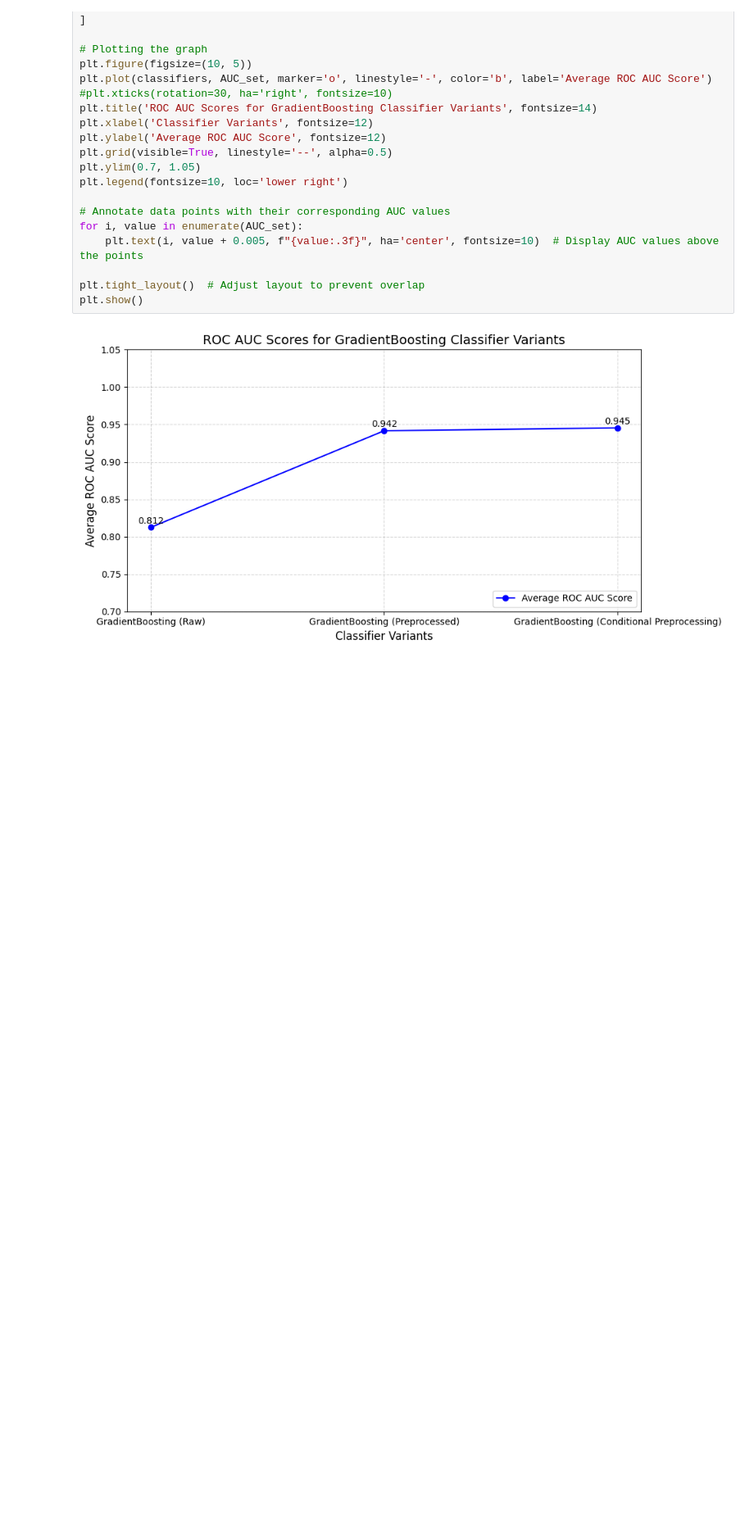
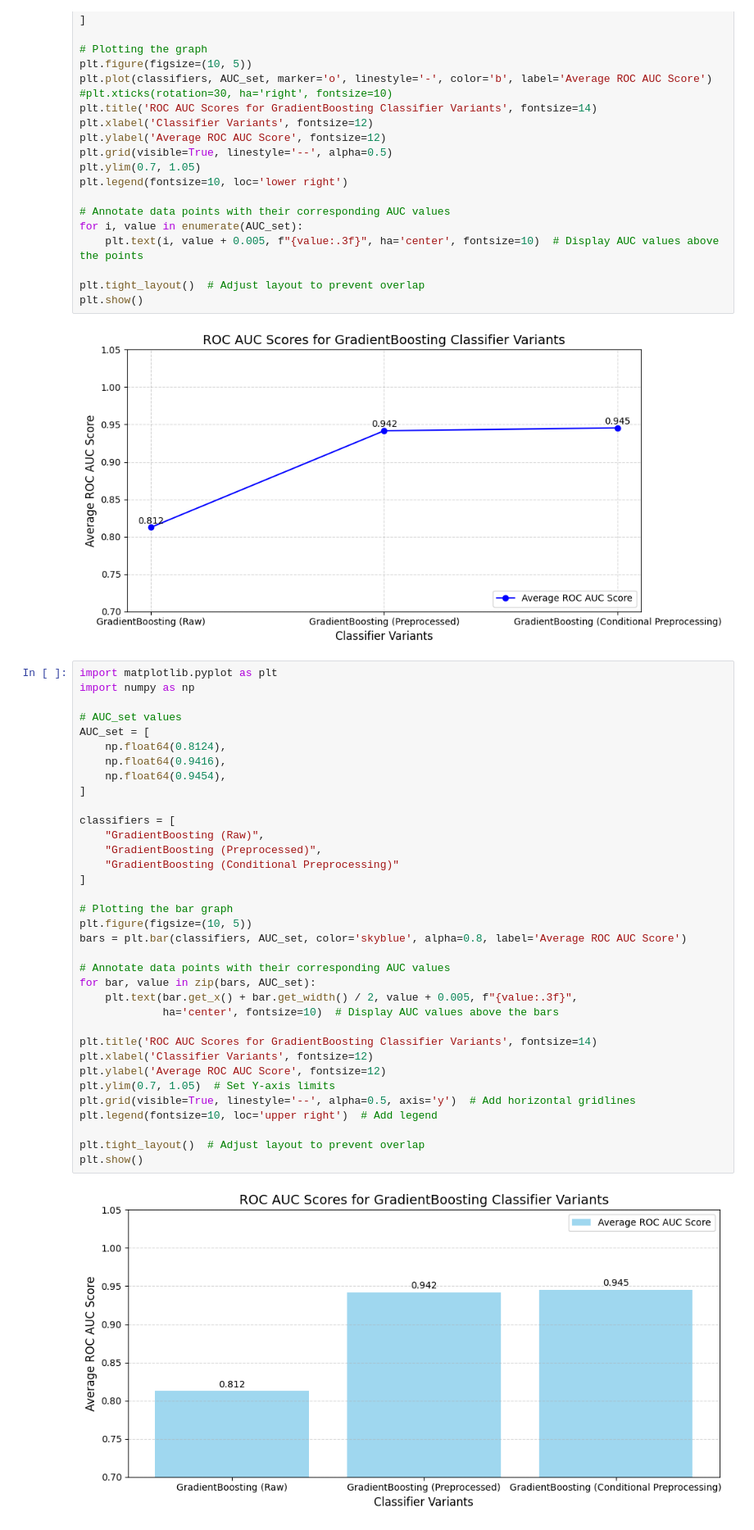
Before and after one commit to limys0713/DataScience_Competition1, a Jupyter notebook: GradientBoostingClassifier.ipynb, the cells around one changed output. Shown: that part at 82% size. Drawn from its saved outputs; the diff is of its cells as text; blank space fills up the shorter version.

```diff
--- a/GradientBoostingClassifier.ipynb
+++ b/GradientBoostingClassifier.ipynb
@@ -485,3 +485,40 @@ plt.tight_layout()  # Adjust layout to prevent overlap
 plt.show()
 # %% [output]
 [figure]
+# %%
+import matplotlib.pyplot as plt
+import numpy as np
+
+# AUC_set values
+AUC_set = [
+    np.float64(0.8124),
+    np.float64(0.9416),
+    np.float64(0.9454),
+]
+
+classifiers = [
+    "GradientBoosting (Raw)",
+    "GradientBoosting (Preprocessed)",
+    "GradientBoosting (Conditional Preprocessing)"
+]
+
+# Plotting the bar graph
+plt.figure(figsize=(10, 5))
+bars = plt.bar(classifiers, AUC_set, color='skyblue', alpha=0.8, label='Average ROC AUC Score')
+
+# Annotate data points with their corresponding AUC values
+for bar, value in zip(bars, AUC_set):
+    plt.text(bar.get_x() + bar.get_width() / 2, value + 0.005, f"{value:.3f}",
+             ha='center', fontsize=10)  # Display AUC values above the bars
+
+plt.title('ROC AUC Scores for GradientBoosting Classifier Variants', fontsize=14)
+plt.xlabel('Classifier Variants', fontsize=12)
+plt.ylabel('Average ROC AUC Score', fontsize=12)
+plt.ylim(0.7, 1.05)  # Set Y-axis limits
+plt.grid(visible=True, linestyle='--', alpha=0.5, axis='y')  # Add horizontal gridlines
+plt.legend(fontsize=10, loc='upper right')  # Add legend
+
+plt.tight_layout()  # Adjust layout to prevent overlap
+plt.show()
+# %% [output]
+[figure, added]
```
